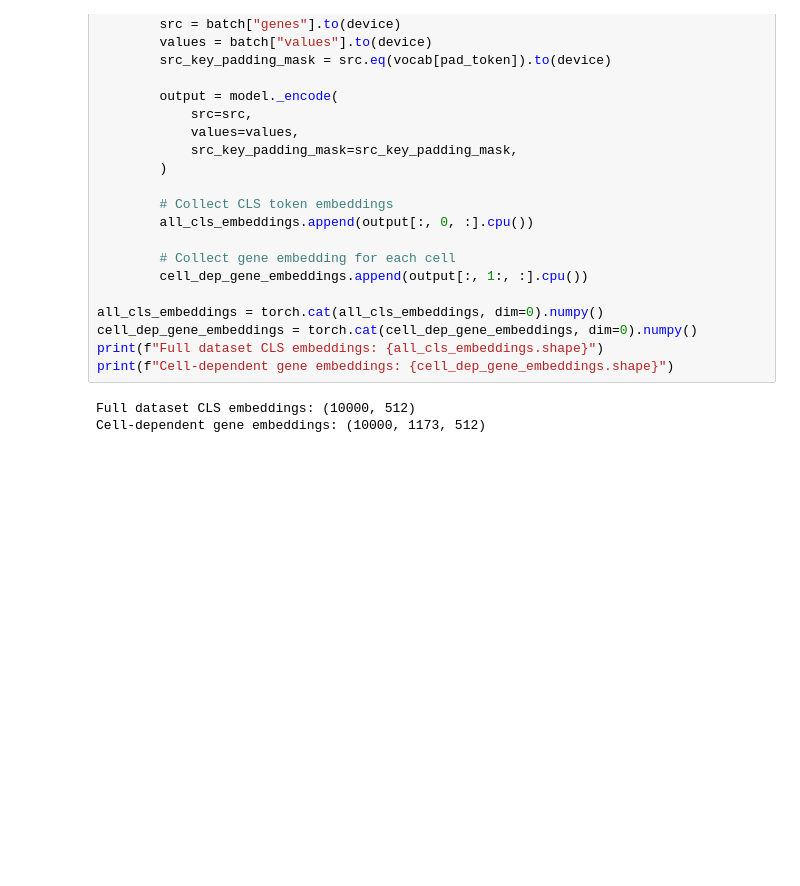
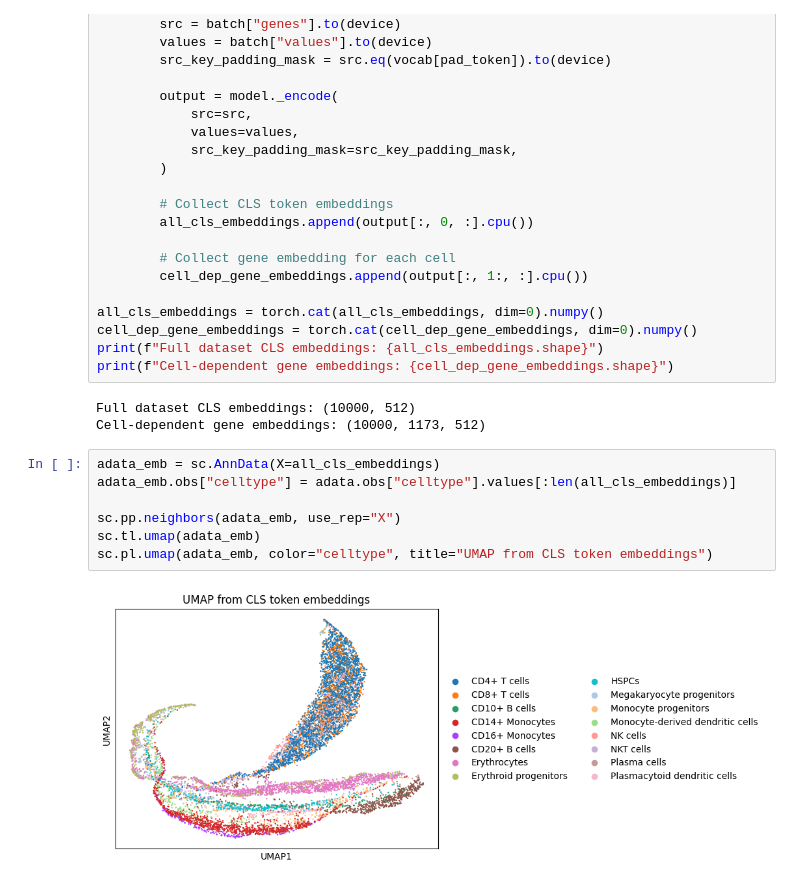
Before and after one commit to chasty2/scFM_benchmarking, a Jupyter notebook: notebooks/get_embeddings.ipynb, the cells around one changed output. Saved outputs shown, nothing was run; the diff lists cells and outputs as text; blank space fills up the shorter version.

```diff
--- a/notebooks/get_embeddings.ipynb
+++ b/notebooks/get_embeddings.ipynb
@@ -312,3 +312,12 @@ print(f"Cell-dependent gene embeddings: {cell_dep_gene_embeddings.shape}")
 # %% [output]
 Full dataset CLS embeddings: (10000, 512)
 Cell-dependent gene embeddings: (10000, 1173, 512)
+# %%
+adata_emb = sc.AnnData(X=all_cls_embeddings)
+adata_emb.obs["celltype"] = adata.obs["celltype"].values[:len(all_cls_embeddings)]
+
+sc.pp.neighbors(adata_emb, use_rep="X")
+sc.tl.umap(adata_emb)
+sc.pl.umap(adata_emb, color="celltype", title="UMAP from CLS token embeddings")
+# %% [output]
+[figure, added]
```
Also changed, not shown: parts of 8 cells of this notebook.
